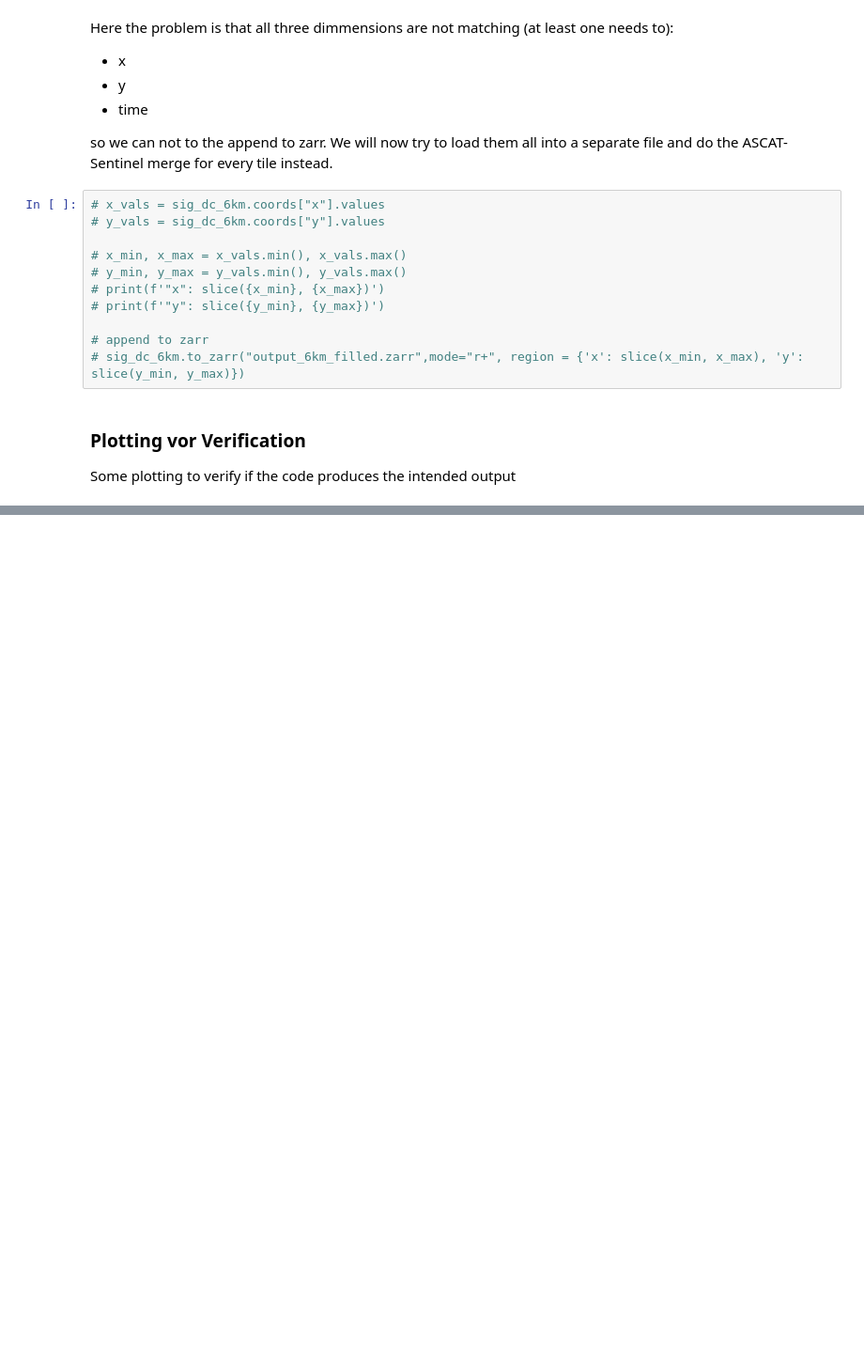
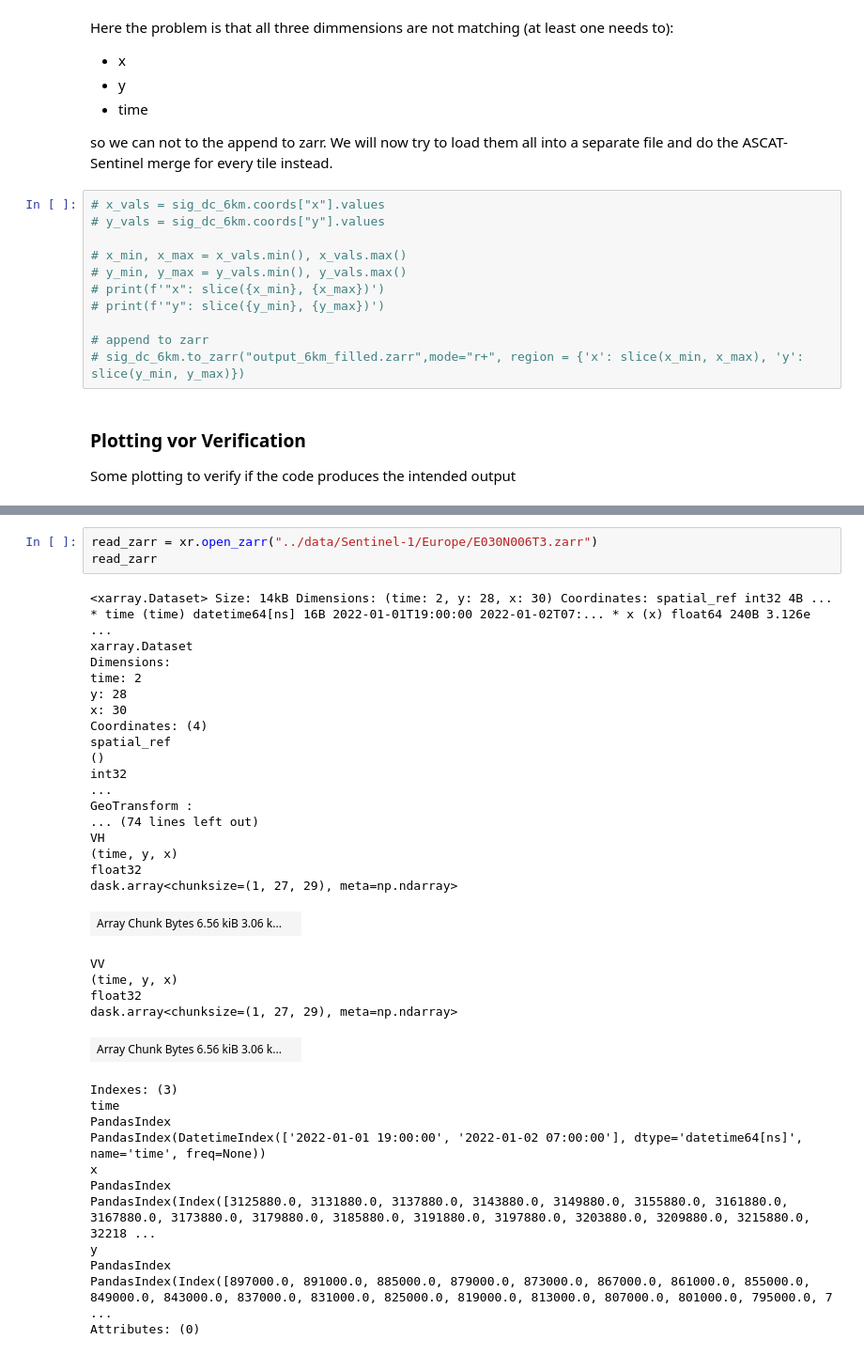
Before and after one commit to wagnerjoseph/Sentinel1-ASCAT-fusion, a Jupyter notebook: notebooks/create-s1-zarr-dataset.ipynb, the cells around one changed output, grey strips where cells are left out. Shown at 94% size. Saved outputs shown, nothing was run; the diff lists cells and outputs as text; blank space fills up the shorter version.

```diff
--- a/notebooks/create-s1-zarr-dataset.ipynb
+++ b/notebooks/create-s1-zarr-dataset.ipynb
@@ -623,0 +503,38 @@ plt.show()
+# %%
+read_zarr = xr.open_zarr("../data/Sentinel-1/Europe/E030N006T3.zarr")
+read_zarr
+# %% [output]
+<xarray.Dataset> Size: 14kB Dimensions: (time: 2, y: 28, x: 30) Coordinates: spatial_ref int32 4B ... * time (time) datetime64[ns] 16B 2022-01-01T19:00:00 2022-01-02T07:... * x (x) float64 240B 3.126e ...
+xarray.Dataset
+Dimensions:
+time: 2
+y: 28
+x: 30
+Coordinates: (4)
+spatial_ref
+()
+int32
+...
+GeoTransform :
+... (74 lines left out)
+VH
+(time, y, x)
+float32
+dask.array<chunksize=(1, 27, 29), meta=np.ndarray>
+| Array Chunk Bytes 6.56 kiB 3.06 k... |  |
+VV
+(time, y, x)
+float32
+dask.array<chunksize=(1, 27, 29), meta=np.ndarray>
+| Array Chunk Bytes 6.56 kiB 3.06 k... |  |
+Indexes: (3)
+time
+PandasIndex
+PandasIndex(DatetimeIndex(['2022-01-01 19:00:00', '2022-01-02 07:00:00'], dtype='datetime64[ns]', name='time', freq=None))
+x
+PandasIndex
+PandasIndex(Index([3125880.0, 3131880.0, 3137880.0, 3143880.0, 3149880.0, 3155880.0, 3161880.0, 3167880.0, 3173880.0, 3179880.0, 3185880.0, 3191880.0, 3197880.0, 3203880.0, 3209880.0, 3215880.0, 32218 ...
+y
+PandasIndex
+PandasIndex(Index([897000.0, 891000.0, 885000.0, 879000.0, 873000.0, 867000.0, 861000.0, 855000.0, 849000.0, 843000.0, 837000.0, 831000.0, 825000.0, 819000.0, 813000.0, 807000.0, 801000.0, 795000.0, 7 ...
+Attributes: (0)
```
Also changed, not shown: parts of 20 cells of this notebook.
